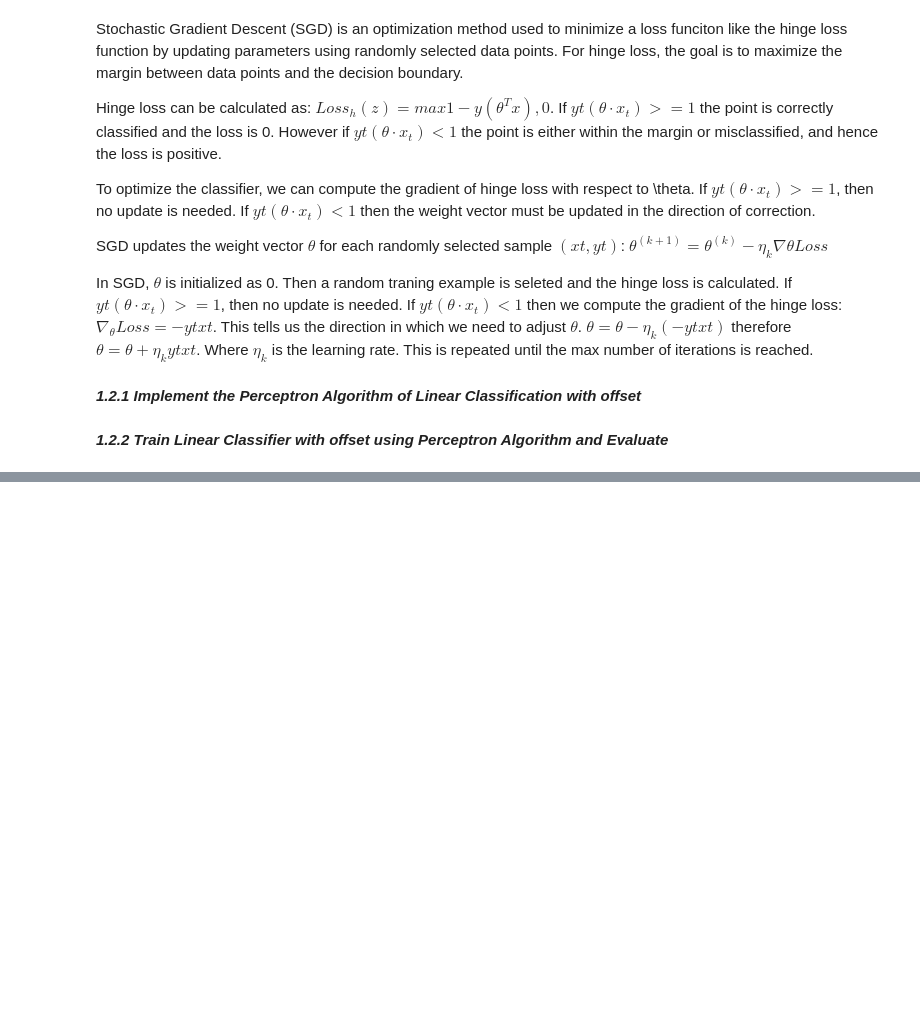
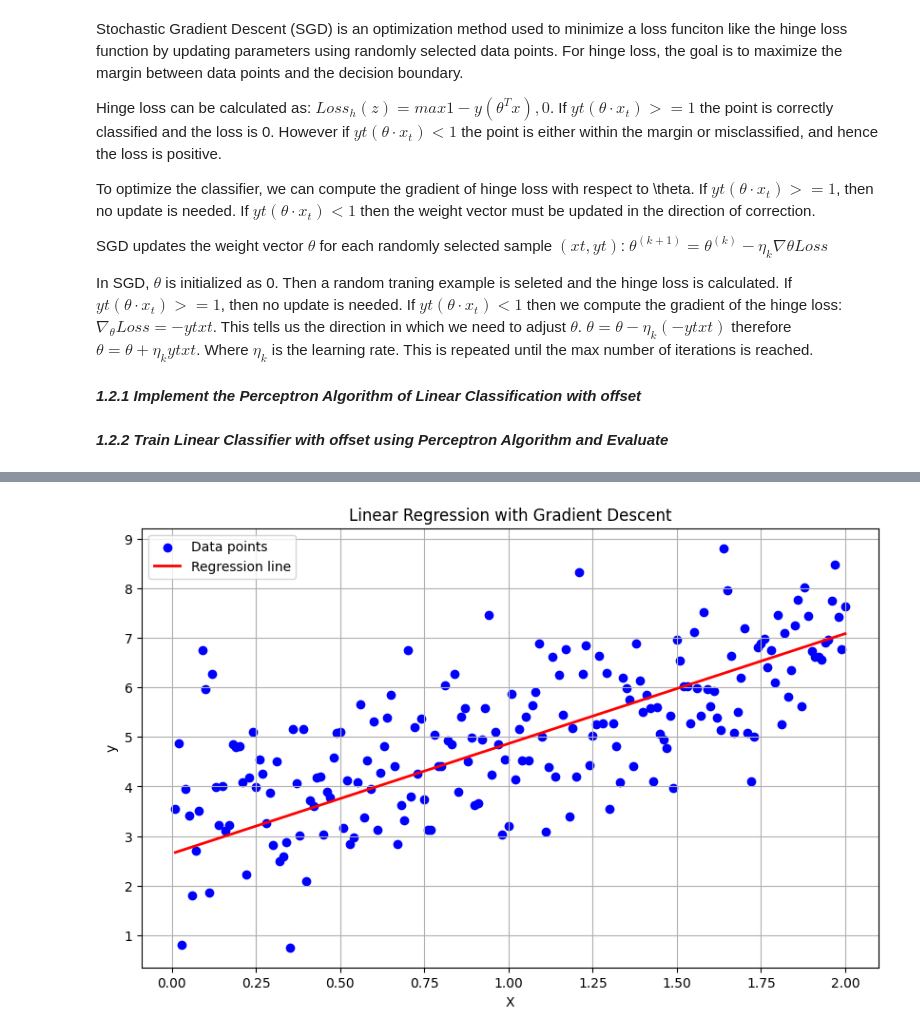
Before and after one commit to ryaready/Machine-Learning, a Jupyter notebook: 2025 50.007 ML HW1_final/Question1.ipynb, the cells around one changed output, grey strips where cells are left out. Cells and saved outputs as stored; diff of their text form; code cells hidden in the pictures; blank space fills up the shorter version.

```diff
--- a/2025 50.007 ML HW1_final/Question1.ipynb
+++ b/2025 50.007 ML HW1_final/Question1.ipynb
@@ -125,0 +347,77 @@ offset: 3105.0
+# %%
+def gd_linear_regression(X, y, learning_rate=0.01, max_iters=100, update_intervals=5):
+
+    X_bias = np.c_[np.ones(X.shape[0]), X]
+    theta = np.random.randn(X_bias.shape[1], 1)
+
+    update_step = max_iters // update_intervals
+
+    for iter in range(max_iters):
+        for i in range(X_bias.shape[0]):
+            prediction = X_bias[i] @ theta
+            gradient = X_bias[i:i+1].T @ (prediction - y[i:i+1])
+            theta -= learning_rate * gradient
+
+        if iter % update_step == 0:
+            print(f"Iteration: {iter}, Learning Rate: {learning_rate}, Theta: {theta.flatten()}")
+            learning_rate *= 0.5
+
+    return theta
+# %%
+import numpy as np
+import matplotlib.pyplot as plt
+
+def gd_linear_regression(X, y, learning_rate=0.01, max_iters=100, update_intervals=5):
+    X_bias = np.c_[np.ones(X.shape[0]), X]
+
+    theta = np.random.randn(X_bias.shape[1], 1)
+
+    update_step = max_iters // update_intervals
+
+    errors = []
+
+    for iter in range(max_iters):
+
+        predictions = X_bias @ theta
+
+        error = np.mean((predictions - y) ** 2)
+        errors.append(error)
+        gradient = (1/len(y)) * X_bias.T @ (predictions - y)
+
+        theta -= learning_rate * gradient
+
+        if (iter + 1) % update_step == 0:
+            print(f"Iteration: {iter+1}, Learning Rate: {learning_rate:.6f}, "
+                  f"Theta: [θ0={theta[0,0]:.4f}, θ1={theta[1,0]:.4f}], "
+                  f"Training Error: {error:.6f}")
+            learning_rate *= 0.5
+
+    final_error = np.mean((X_bias @ theta - y) ** 2)
+    print("\nFinal Results:")
+    print(f"θ0 (Intercept): {theta[0,0]:.6f}")
+    print(f"θ1 (Slope): {theta[1,0]:.6f}")
+    print(f"Training Error (MSE): {final_error:.6f}")
+
+    plot_regression(X, y, theta)
+
+    return theta, errors
+
+def plot_regression(X, y, theta):
+
+    plt.figure(figsize=(10, 6))
+
+    plt.scatter(X, y, color='blue', label='Data points')
+    x_range = np.array([min(X), max(X)])
+    y_pred = theta[0] + theta[1] * x_range
+    plt.plot(x_range, y_pred, color='red', linewidth=2, label='Regression line')
+
+    plt.xlabel('X')
+    plt.ylabel('y')
+    plt.title('Linear Regression with Gradient Descent')
+    plt.legend()
+    plt.grid(True)
+    plt.show()
+
+
+theta, errors = gd_linear_regression(X, y, learning_rate=0.01, max_iters=500, update_intervals=5)
+# %% [output]
@@ -125,0 +434 @@ offset: 3105.0
+[figure, added]
```
Also changed, not shown: parts of 27 cells of this notebook, 1 other file.
